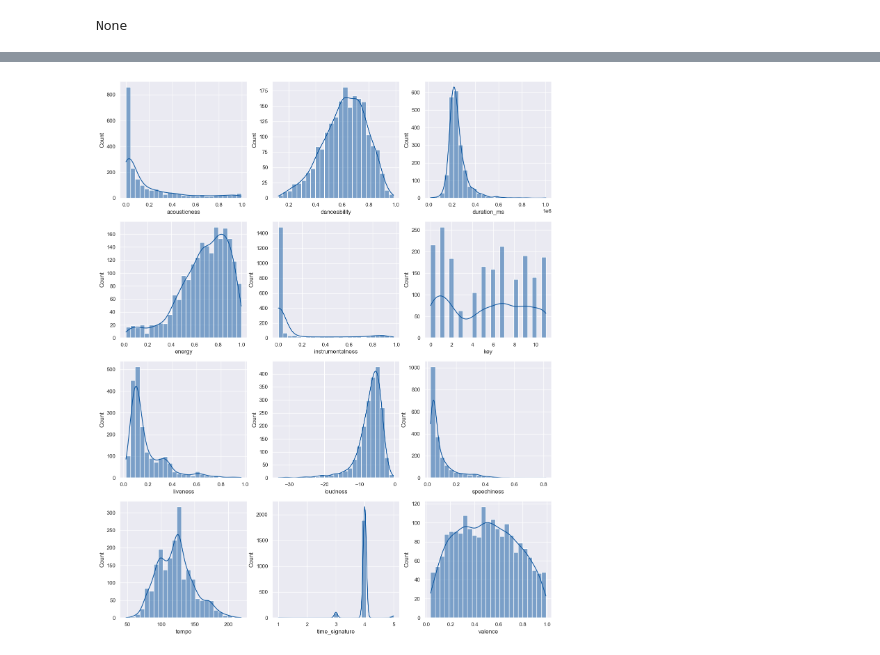
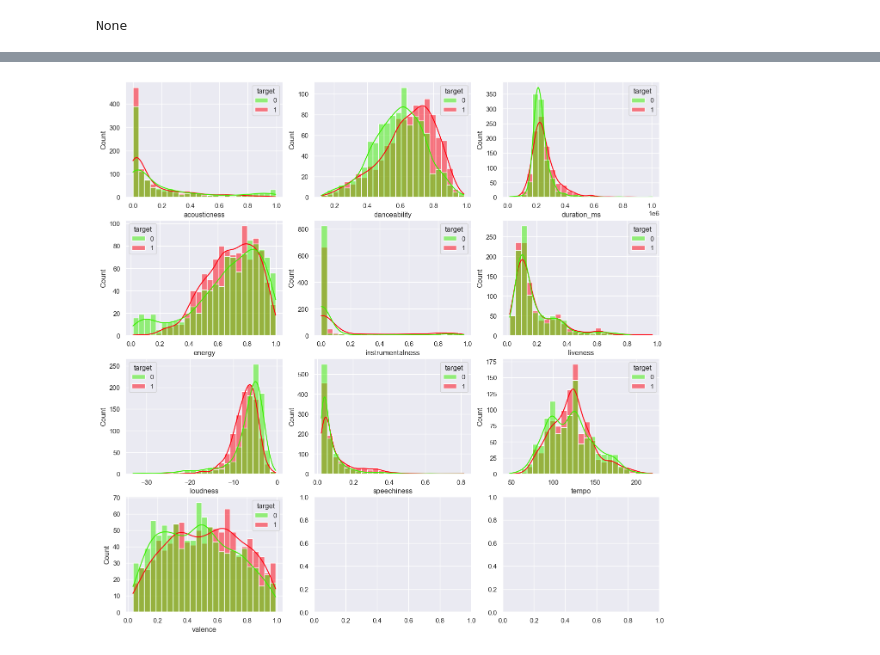
Before and after one commit to DataScienceHCMUS/Analysis, a Jupyter notebook: notebooks/Spotify Song Attributes.ipynb, the cells around one changed output, grey strips where cells are left out. Drawn from its saved outputs; the diff is of its cells as text; code cells hidden in the pictures.

```diff
--- a/notebooks/Spotify Song Attributes.ipynb
+++ b/notebooks/Spotify Song Attributes.ipynb
@@ -97,12 +112,16 @@ df_continous = df.drop(['Unnamed: 0', 'target', 'mode'], axis=1)
+# %%
+discrete_cols = ['mode', 'key', 'time_signature']
+df_continous = df.drop(discrete_cols, axis=1).drop(['target', 'Unnamed: 0', 'song_title', 'artist'], axis=1)
+df_discrete = df[discrete_cols];
 # %%
-sns.set_palette("Blues_r")
-fig, axes = plt.subplots(4, 3, figsize=(16, 20))
+fig, axes = plt.subplots(4, 3, figsize=(16, 16))
+sns.set_palette('prism')
 axes = axes.flatten()
 ax_no = 0
-num_cols = df_continous.select_dtypes(include="number").columns
+num_cols = df_continous.select_dtypes('number').columns
 for col in num_cols:
-    sns.histplot(data=df_continous, x=col, bins=25, kde=True, ax=axes[ax_no])
+    sns.histplot(data=df_continous, x=col, bins=25, kde=True, ax=axes[ax_no], hue=df['target'])
     ax_no += 1
 plt.show()
 # %% [output]
-[figure, old version]
+[figure, new version]
```
Also changed, not shown: parts of 16 cells of this notebook, 4 other files.
